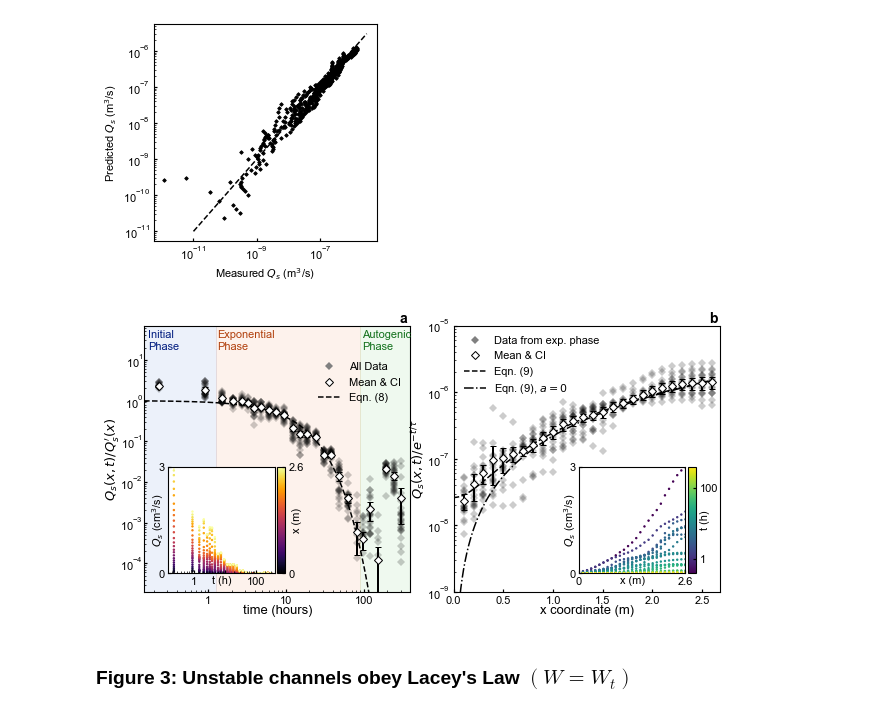
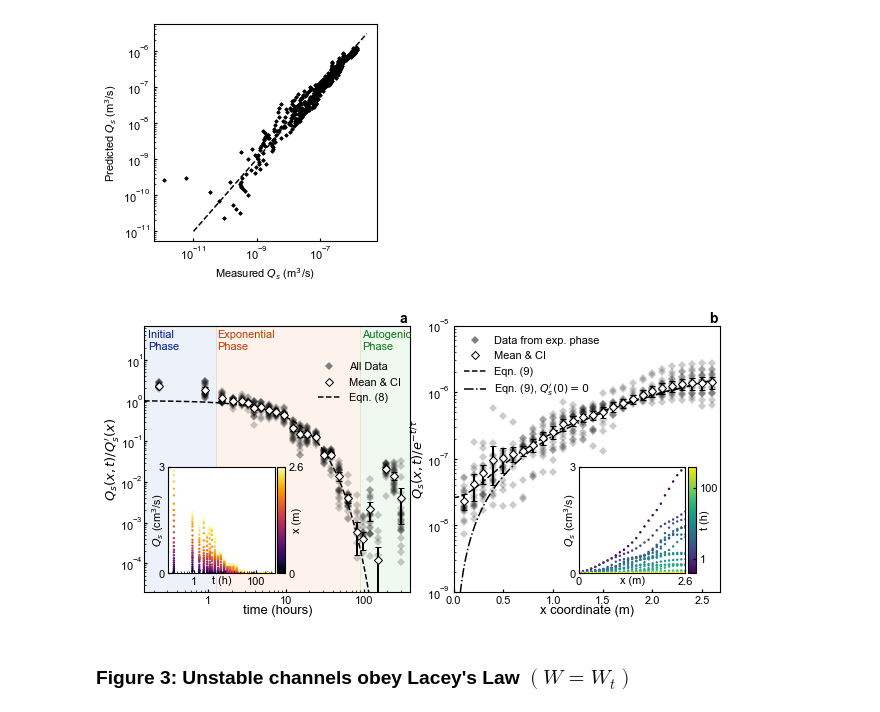
Before and after one commit to tashley/Relaxing-Channel-Data-and-Workflows, a Jupyter notebook: make_final_figures.ipynb, the cells around one changed output. Drawn from its saved outputs; the diff is of its cells as text; code cells hidden in the pictures.

Commit message:
updated title and figure 2

```diff
--- a/make_final_figures.ipynb
+++ b/make_final_figures.ipynb
@@ -523,7 +523,7 @@ ax[1].errorbar(x, mean_xplot, err_xplot, c='k', ls='none', lw=2, capsize=3, zord
 # Plot model
 xp = np.linspace(0, 2.6, 5000)
 ax[1].plot(xp, a + b * xp**2, 'k--', label='Eqn. (9)')
-ax[1].plot(xp, b*xp**2, 'k-.', label='Eqn. (9), $a=0$')
+ax[1].plot(xp, b*xp**2, 'k-.', label="Eqn. (9), $Q_s'(0)=0$")
 
 # X axis formatting
 ax[1].set_xlim(0, 2.68)
@@ -537,34 +537,34 @@ ax[1].set_ylabel(r'$Q_s(x,t)/e^{-t/\tau}$',  fontsize=13, labelpad=-1)
 # Show legend
 ax[1].legend(loc='upper left', bbox_to_anchor=(0, 1), frameon=False)
 
 ############## Inset
 # Data
 axins[1].scatter(xarr, Qs, c=np.log10(tarr), cmap='viridis', vmin=3, vmax=6,  s=2)
 
 # X axis formatting
 axins[1].set_xlim(0, 2.6)
 axins[1].set_xticks([0, 2.6])
 axins[1].set_xticklabels([0, 2.6])
 axins[1].set_xlabel(r'x (m)', labelpad=-11)
 
 # Y axis formatting
 axins[1].set_ylim(0, 0.000003)
 axins[1].set_yticks([0, 3e-6])
 axins[1].set_yticklabels([0, 3])
 axins[1].set_ylabel(r'$Q_s$ (cm$^3$/s)', labelpad=-9)
 
 # Colorbar
 cb = make_colorbar(cax[1], 'viridis',
                    [(0-np.log10(0.4))/(np.log10(400) - np.log10(0.4)), (2-np.log10(0.4))/(np.log10(400) - np.log10(0.4))],
                    [1, 100], r't (h)', labelpad=-18)
 
 # Subfig annotation
 ax[1].text(0.96, 1.01, 'b', fontsize=14, transform=ax[1].transAxes, weight='bold')
 
 # Save
 plt.savefig('figures\\fig2_raw.svg')
 # %% [output]
-[figure, old version]
+[figure, new version]
 # %% [markdown]
 ### Figure 3: Unstable channels obey Lacey's Law $(W=W_t)$
 # %% [markdown]
```
Also changed, not shown: 4 other files.
